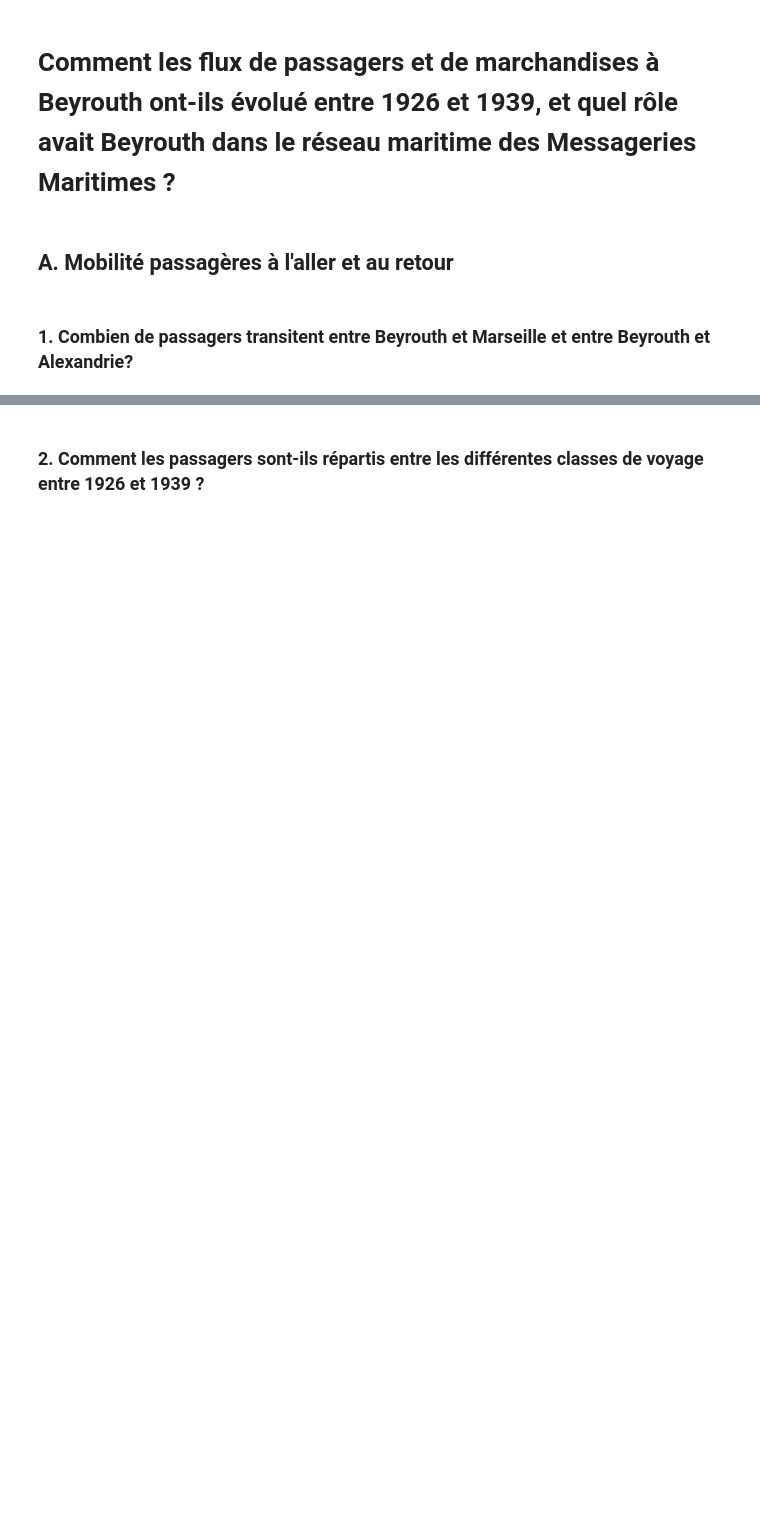
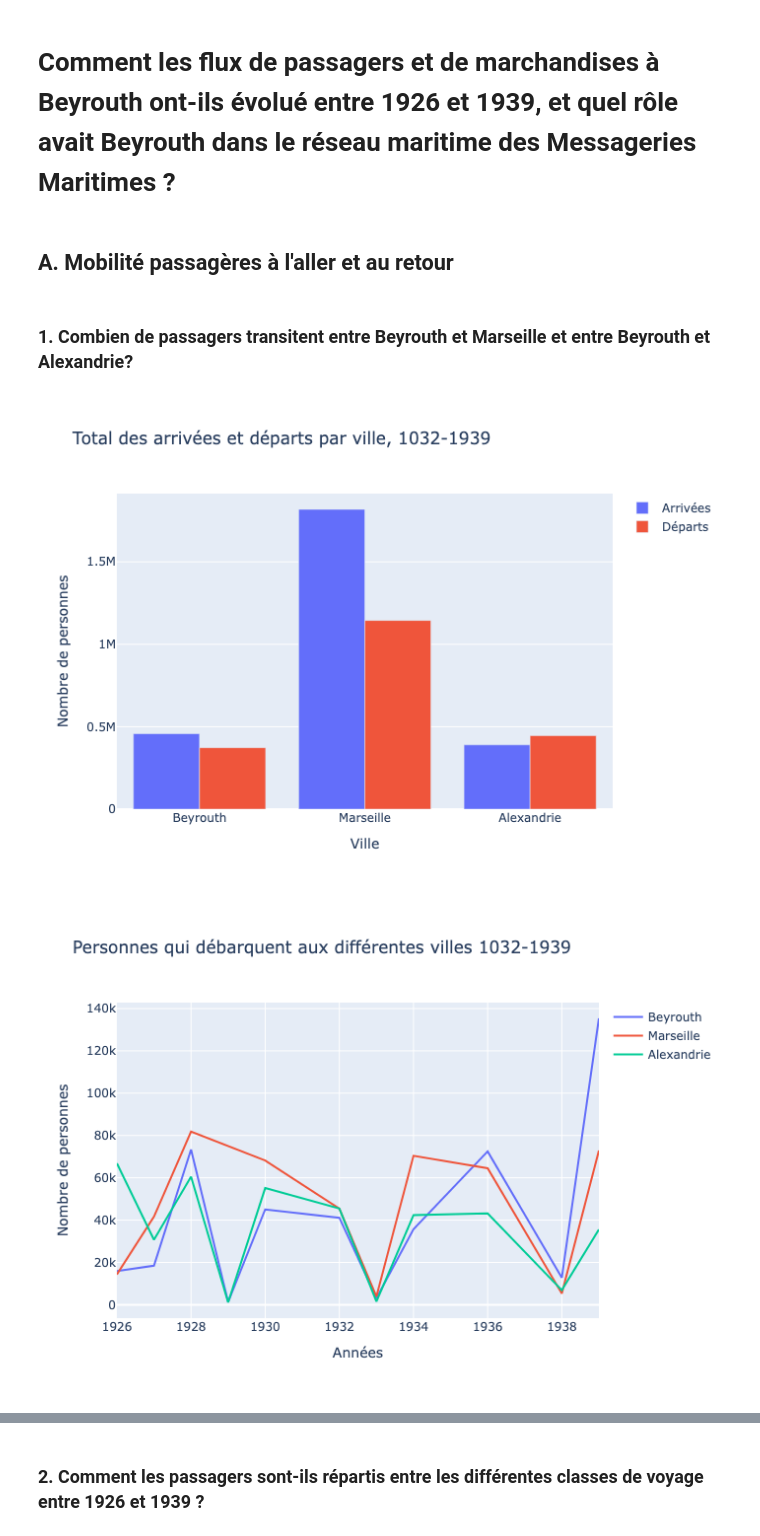
Before and after one commit to lod4hss-projects/borders, a Jupyter notebook: analysis/analysis.ipynb, the cells around one changed output, grey strips where cells are left out. Cells and saved outputs as stored; diff of their text form; code cells hidden in the pictures; blank space fills up the shorter version.

Commit message:
make charts visible in github

```diff
--- a/analysis/analysis.ipynb
+++ b/analysis/analysis.ipynb
@@ -233,23 +233,29 @@ alexandria_arrivals_year, alexandria_departure_year = get_analysis_df(alexandria
 # %%
 fig = go.Figure()
 x = ["Beyrouth", "Marseille", "Alexandrie"]
 key = "arrivals_person" # Just to shorten following line
 fig.add_trace(go.Bar(x=x, y=[beirut_totals[key], marseille_totals[key], alexandria_totals[key]], name="Arrivées"))
 key = "departure_person" # Just to shorten following line
 fig.add_trace(go.Bar(x=x, y=[beirut_totals["departure_person"], marseille_totals["departure_person"], alexandria_totals["departure_person"]], name="Départs"))
 fig.update_layout(title=f"Total des arrivées et départs par ville, {begin_year}-{end_year}", xaxis_title="Ville", yaxis_title="Nombre de personnes", barmode="group")
-fig.show()
+fig.write_image("total-arrivals-departures-city.png")
+display(Image(filename="total-arrivals-departures-city.png"))
 
 fig = go.Figure()
 fig.add_trace(go.Scatter(x=beirut_arrivals_year["year"], y=beirut_arrivals_year["total_persons"], mode="lines", name="Beyrouth"))
 fig.add_trace(go.Scatter(x=marseille_arrivals_year["year"], y=marseille_arrivals_year["total_persons"], mode="lines", name="Marseille"))
 fig.add_trace(go.Scatter(x=alexandria_arrivals_year["year"], y=alexandria_arrivals_year["total_persons"], mode="lines", name="Alexandrie"))
-fig.update_layout(title=f"Evolution du nombre de personnes qui débarquent aux différentes villes {begin_year}-{end_year}", xaxis_title="Années", yaxis_title="Nombre de personnes")
-fig.show()
+fig.update_layout(title=f"Personnes qui débarquent aux différentes villes {begin_year}-{end_year}", xaxis_title="Années", yaxis_title="Nombre de personnes")
+fig.write_image("persons-arrivals-city.png")
+display(Image(filename="persons-arrivals-city.png"))
 
 fig = go.Figure()
 fig.add_trace(go.Scatter(x=beirut_departure_year["year"], y=beirut_departure_year["total_persons"], mode="lines", name="Beyrouth"))
 fig.add_trace(go.Scatter(x=marseille_departure_year["year"], y=marseille_departure_year["total_persons"], mode="lines", name="Marseille"))
 fig.add_trace(go.Scatter(x=alexandria_departure_year["year"], y=alexandria_departure_year["total_persons"], mode="lines", name="Alexandrie"))
-fig.update_layout(title=f"Evolution du nombre de personnes qui embarquent aux différentes villes {begin_year}-{end_year}", xaxis_title="Années", yaxis_title="Nombre de personnes")
-fig.show()
+fig.update_layout(title=f"Personnes qui embarquent aux différentes villes {begin_year}-{end_year}", xaxis_title="Années", yaxis_title="Nombre de personnes")
+fig.write_image("persons-departures-city.png")
+display(Image(filename="persons-departures-city.png"))
+# %% [output]
+[figure, added]
+[figure, added]
```
Also changed, not shown: parts of 13 cells of this notebook, 18 other files.
